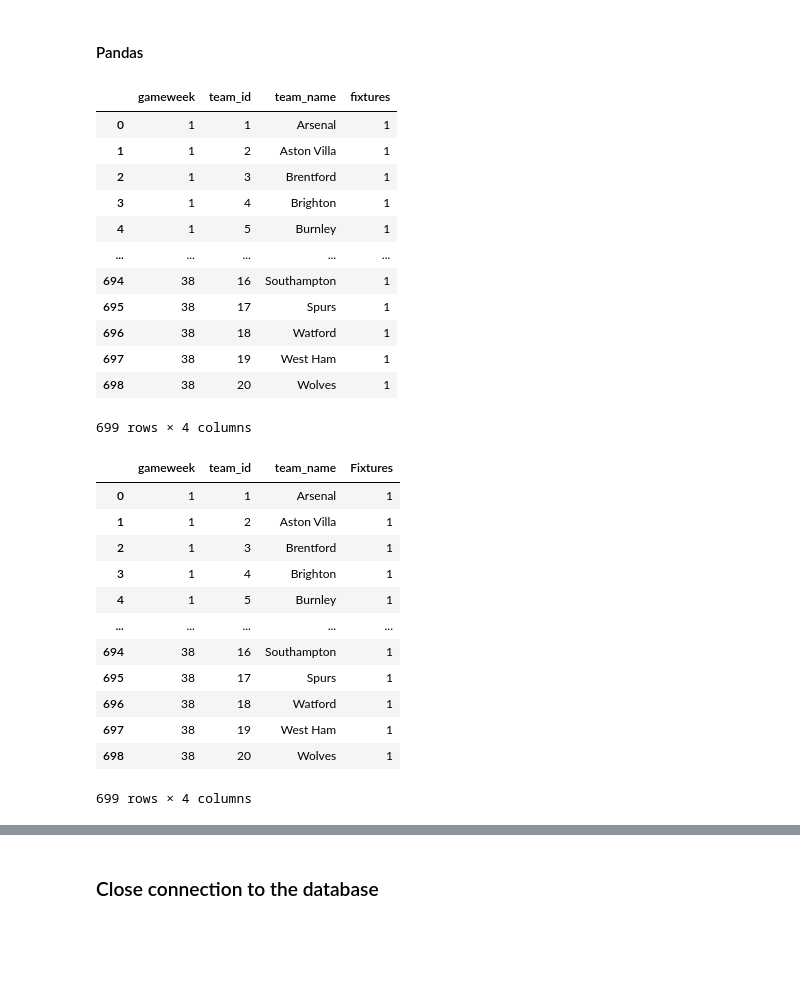
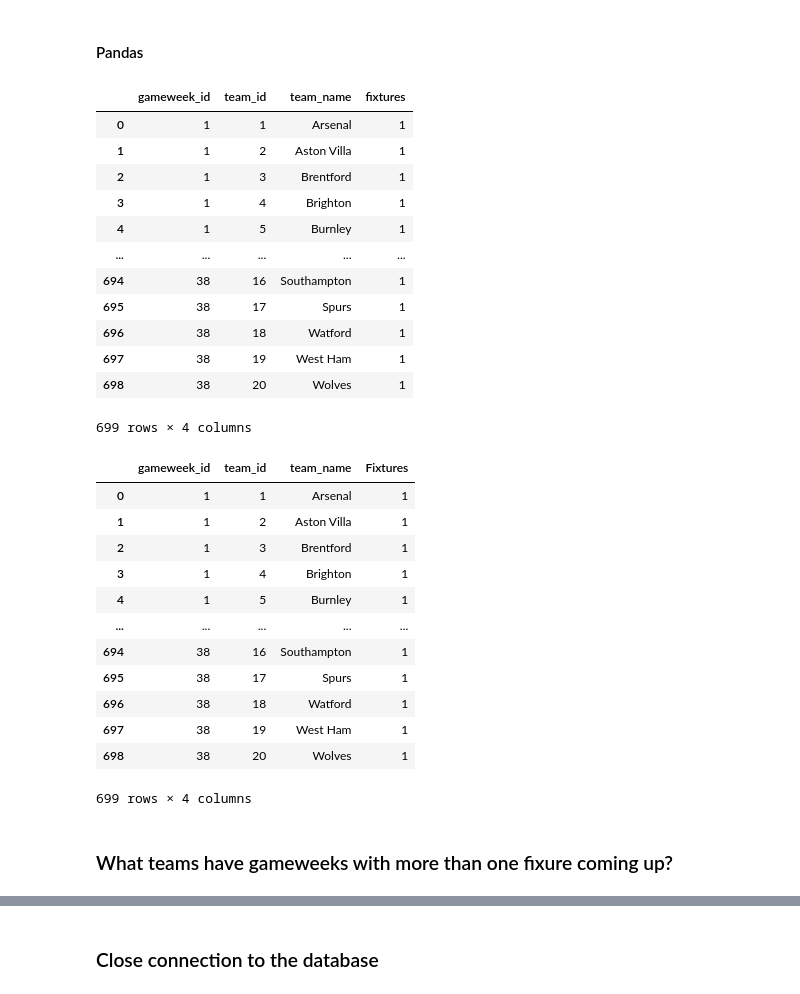
Before and after one commit to steffrees/fpl-etl, a Jupyter notebook: Storing Fantasy Premier League data in a database - part 2.ipynb, the cells around one changed output, grey strips where cells are left out. Saved outputs shown, nothing was run; the diff lists cells and outputs as text; code cells hidden in the pictures; blank space fills up the shorter version.

```diff
--- a/Storing Fantasy Premier League data in a database - part 2.ipynb
+++ b/Storing Fantasy Premier League data in a database - part 2.ipynb
@@ -87,11 +138,10 @@ memory usage: 3.4+ KB
 # %% [markdown]
 ### Fixtures
 # %%
-fixtures = pd.read_sql_query("SELECT * FROM fixtures", con, dtype={'gameweek': 'Int8',
-                                                                   'gameweek': 'Int8',
+fixtures = pd.read_sql_query("SELECT * FROM fixtures", con, dtype={'gameweek_id': 'Int8',
                                                                    'started': 'Int8',
                                                                    'team_a_score': 'Int8',
-                                                                   'team_h_score': 'Int8',
+                                                                   'team_h_score': 'Int8'
                                                                   })
 print(fixtures.shape)
 fixtures.head()
@@ -381,22 +419,22 @@ print(cursor.fetchall())
 # %% [markdown]
 #### Pandas
 # %%
-(fixtures[['gameweek', 'home_team_id', 'away_team_id']]
+(fixtures[['gameweek_id', 'home_team_id', 'away_team_id']]
  .append(fixtures.rename(columns={**dict(zip(['home_team_id'], ['away_team_id'])), **dict(zip(['away_team_id'], ['home_team_id']))}))
  .sort_index(ignore_index=True)
  .drop(columns=['away_team_id'])
  .rename(columns={'home_team_id': 'team_id'})
- .groupby(['gameweek', 'team_id']).size().to_frame('fixtures').reset_index()
+ .groupby(['gameweek_id', 'team_id']).size().to_frame('fixtures').reset_index()
  .assign(team_name = lambda x: x.team_id.map(teams.set_index('team_id').team_name))
- .astype({'gameweek': 'int8'})
- .reindex(columns=['gameweek',
+ .astype({'gameweek_id': 'int8'})
+ .reindex(columns=['gameweek_id',
                    'team_id',
                    'team_name',
                    'fixtures'
                   ])
 )
 # %% [output]
-|  | gameweek | team_id | team_name | fixtures |
+|  | gameweek_id | team_id | team_name | fixtures |
 | 0 | 1 | 1 | Arsenal | 1 |
 | 1 | 1 | 2 | Aston Villa | 1 |
 | 2 | 1 | 3 | Brentford | 1 |
@@ -414,42 +452,42 @@ print(cursor.fetchall())
 pysqldf = lambda q: sqldf(q, globals())
 pysqldf("""
 SELECT
-    t2.gameweek,
+    t2.gameweek_id,
     t2.team_id,
     t.team_name,
     COUNT(*) AS Fixtures
 FROM
 (
 SELECT
-    t1.gameweek,
+    t1.gameweek_id,
     t1.team_id
 FROM
 (
     SELECT
-       f1.gameweek,
+       f1.gameweek_id,
        f1.home_team_id AS team_id
     FROM fixtures as f1
     UNION ALL
     SELECT
-       f2.gameweek,
+       f2.gameweek_id,
        f2.away_team_id AS team_id
     FROM fixtures as f2
 ) AS t1
 ) AS t2
 INNER JOIN teams as t
     ON t.team_id = t2.team_id
-WHERE t2.gameweek IS NOT NULL
+WHERE t2.gameweek_id IS NOT NULL
 GROUP BY
-    t2.gameweek,
+    t2.gameweek_id,
     t2.team_id,
     t.team_name
 ORDER BY
-    t2.gameweek ASC,
+    t2.gameweek_id ASC,
     t.team_name ASC
 """
 )
 # %% [output]
-|  | gameweek | team_id | team_name | Fixtures |
+|  | gameweek_id | team_id | team_name | Fixtures |
 | 0 | 1 | 1 | Arsenal | 1 |
 | 1 | 1 | 2 | Aston Villa | 1 |
 | 2 | 1 | 3 | Brentford | 1 |
@@ -462,3 +500,5 @@ ORDER BY
 | 697 | 38 | 19 | West Ham | 1 |
 | 698 | 38 | 20 | Wolves | 1 |
 699 rows × 4 columns
+# %% [markdown]
+### What teams have gameweeks with more than one fixure coming up?
```
Also changed, not shown: parts of 23 cells of this notebook, 1 other file.
